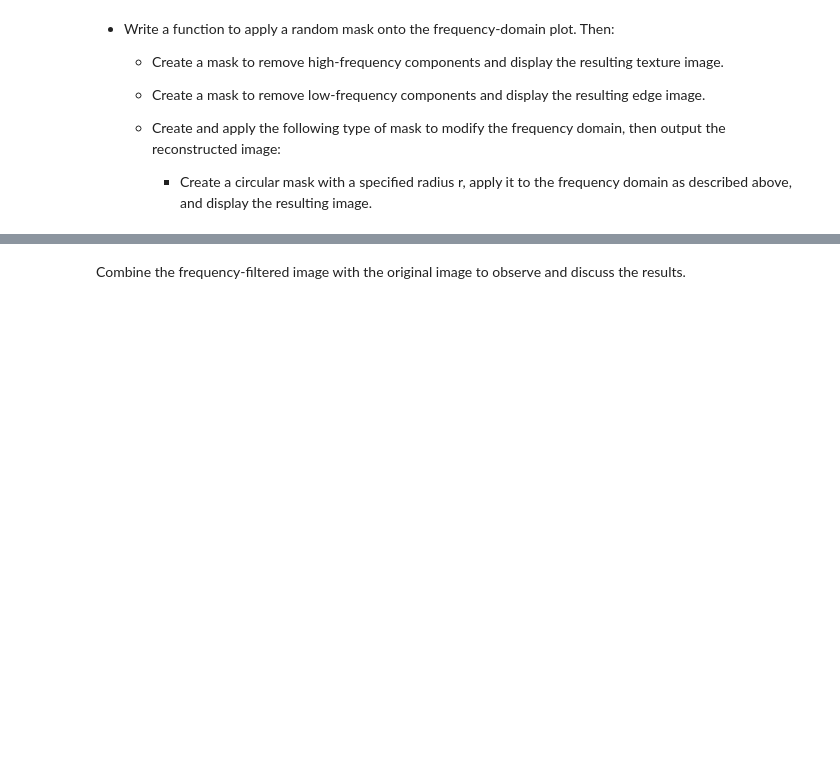
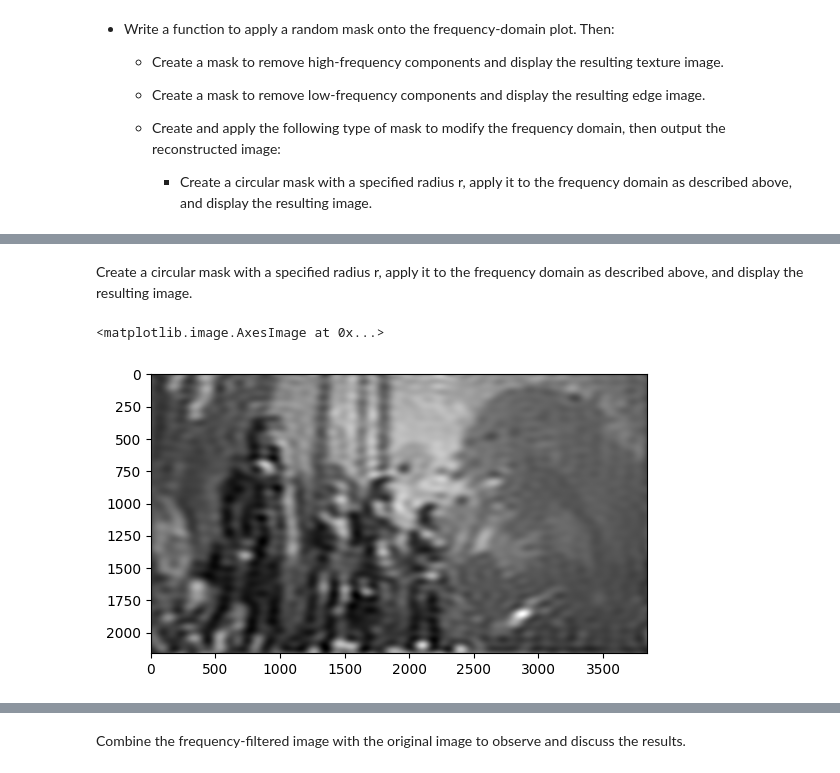
Before and after one commit to tano-dev/Image-Processing-and-Analysis_MTH10317, a Jupyter notebook: Week 6/23110163_NguyenVanPhucHuy_LAB05.ipynb, the cells around one changed output, grey strips where cells are left out. Cells and saved outputs as stored; diff of their text form; code cells hidden in the pictures; blank space fills up the shorter version.

```diff
--- a/Week 6/23110163_NguyenVanPhucHuy_LAB05.ipynb
+++ b/Week 6/23110163_NguyenVanPhucHuy_LAB05.ipynb
@@ -237,0 +234,14 @@ plt.imshow(circular_image, cmap='gray')
+# %% [markdown]
+Create a circular mask with a specified radius r, apply it to the frequency domain as described above, and display the resulting image.
+# %%
+rows, cols = newImg_Gray.shape
+crow, ccol = rows // 2 , cols // 2     # center
+
+mask = np.zeros((rows, cols, 2), np.uint8)
+r = 30  # radius
+cv2.circle(mask, (ccol, crow), r, (1, 1, 1), -1)
+circular_texture_image = apply_mask(dft_shift, mask)
+plt.imshow(circular_texture_image, plt.cm.gray)
+# %% [output]
+<matplotlib.image.AxesImage at 0x...>
+[figure, added]
```
Also changed, not shown: parts of 12 cells of this notebook.
